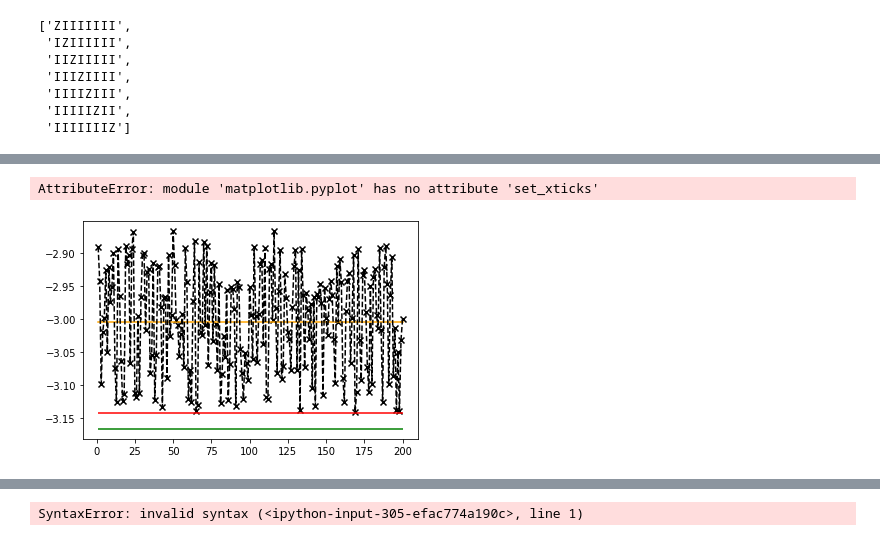
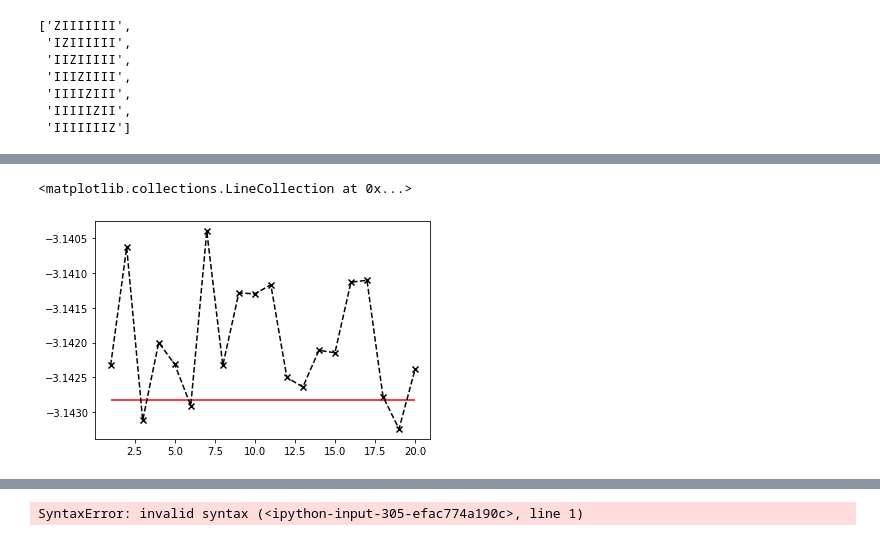
Before and after one commit to wmkirby1/CS-VQE, a Jupyter notebook: Epistemic State Sampling 2.ipynb, the cells around one changed output, grey strips where cells are left out. Cells and saved outputs as stored; diff of their text form; code cells hidden in the pictures.

Commit message:
Found configuration that improves on noncon gs energy

```diff
--- a/Epistemic State Sampling 2.ipynb
+++ b/Epistemic State Sampling 2.ipynb
@@ -497,23 +518,10 @@ generators
 # %%
 #take expectation value algebraically
 from matplotlib import pyplot as plt
-shots=50
+shots=10
 initial_state = '01010010'
 
 #rot_ham, rot_ham_noncon, rot_ham_context = rotate_hamiltonian(rotations, ham, ham_noncon, ham_context)
-
-
-def expectation_optimiser(ham_n, ham_c, p):
-    eigenstate_indices = find_eigenstate_indices(initial_state, Z_indices)
-
-    psi = np.array([0 for i in range(2**num_qubits)], dtype=complex)
-    for index, i in enumerate(eigenstate_indices):
-        psi += (p[index])*add_eigenstate(r1=r1, r2=r2, theta=0, n=0, index=i, num_qubits=num_qubits)
-
-    expect_noncon = expectation(ham_n, psi)
-    expect_context = expectation(ham_c, psi)
-
-    return expect_noncon, expect_context
 
 fig, axs = plt.subplots(nrows = 2, ncols = 3, figsize = (21,12))
 grid_pos = [(0,0),(0,1),(0,2),(1,0),(1,1),(1,2)]
@@ -546,7 +554,8 @@ for index, grid in enumerate(grid_pos):
     #A = LinearQubitOperator(A_op, num_qubits)
 
     for p in amps:
-        expect_noncon, expect_context = expectation_optimiser(new_ham_noncon_q, new_ham_context_q, p)
+        expect_noncon, expect_context = expectation_optimiser(ham_n=new_ham_noncon_q, ham_c=new_ham_context_q,
+                                                              amps=p, initial_state=initial_state, Z_indices=Z_indices, num_qubits=num_qubits)
 
         #Y_full.append(expect_full)
         Y_noncon.append(expect_noncon)
@@ -601,7 +610,7 @@ G
  'IIIIIZII',
  'IIIIIIIZ']
 # %%
-new_ham_noncon, new_ham_context = discard_generator(ham_noncon, ham_context, ['ZIIIIIII'])
+new_ham_noncon, new_ham_context = discard_generator(ham_noncon, ham_context, ['ZIIIIIZI'])
 
 q_corr_terms = []
 
@@ -725,22 +757,29 @@ rot_G
 # %%
 #take expectation value algebraically
 from matplotlib import pyplot as plt
-shots=200
+shots=20
 initial_state = '01010010'
 
-removed_index = [2, 3]
-removed_generators = [generators[i] for i in removed_index]
+removed_index = [2,3,0]
+removed_generators = [rot_G[i] for i in removed_index]
 Z_indices = [g.find('Z') for g in removed_generators]
 print(removed_generators, Z_indices)
 
-new_ham_noncon, new_ham_context = discard_generator(ham_noncon, ham_context, removed_generators)
-new_ham_noncon_q = q_conv.dict_to_QubitOperator(new_ham_noncon, num_qubits)
-new_ham_context_q = q_conv.dict_to_QubitOperator(new_ham_context, num_qubits)
+rot_ham, rot_ham_noncon, rot_ham_context = rotate_hamiltonian(rotations, ham, ham_noncon, ham_context)
+new_rot_ham_noncon, new_rot_ham_context = discard_generator(rot_ham_noncon, rot_ham_context, removed_generators)
+new_rot_ham_noncon_q = q_conv.dict_to_QubitOperator(new_rot_ham_noncon, num_qubits)
+new_rot_ham_context_q = q_conv.dict_to_QubitOperator(new_rot_ham_context, num_qubits)
 
 eigenstate_indices = find_eigenstate_indices(initial_state, Z_indices)
 print(eigenstate_indices)
 
-amps=[random_vector(len(eigenstate_indices)) for i in range(shots)]
+prob=0.999
+amps=[]
+for i in range(shots):
+    amp_1 = [np.sqrt(prob)]
+    amp_rest = [np.sqrt(1-prob)*a for a in random_vector(len(eigenstate_indices)-1)]
+    amp_1 += amp_rest
+    amps.append(amp_1)
 
 X=list(range(1, shots+1))
 Y_noncon=[]
@@ -752,7 +791,8 @@ Y_full=[]
 #A = LinearQubitOperator(A_op, num_qubits)
 
 for p in amps:
-    expect_noncon, expect_context = expectation_optimiser(new_ham_noncon_q, new_ham_context_q, p)
+    expect_noncon, expect_context = expectation_optimiser(ham_n=new_rot_ham_noncon_q, ham_c=new_rot_ham_context_q, amps=p,
+                                                          initial_state=initial_state,num_qubits=num_qubits,Z_indices=Z_indices,rotations=rotations)
     total = expect_noncon + expect_context
     #Y_full.append(expect_full)
     Y_noncon.append(expect_noncon)
@@ -760,21 +800,11 @@ for p in amps:
     Y_combined.append(total)
     print(total, total < gs_noncon_energy, p)
 
-plt.plot(X, Y_noncon, color='orange')
+#plt.plot(X, Y_noncon, color='orange')
 #plt.scatter(X, Y_context, color='blue', marker = 'x')
 #plt.plot(X, Y_context, color='blue', ls='--')
 plt.scatter(X, Y_combined, color='black', marker = 'x')
 plt.plot(X, Y_combined, color='black', ls='--')
 plt.hlines(gs_noncon_energy, 1, shots, color='r')
-plt.hlines(true_gs, 1, shots, color='g')
-
-plt.set_xticks(X)
-plt.set_title("%i generators removed" % abs(index-5))
-if grid[0] == 1:
-    plt.set_xlabel('Sample Number',fontsize=16)
-if grid[1] == 0:
-    plt.set_ylabel('Energy (Ha)',fontsize=18)
-#print('<H> w.r.t. simultaneous eigenstate:', expect)
-#print('Noncontextual approximation:', gs_noncon_energy)
-#print('Expectation values match?', abs(expect - gs_noncon_energy) < 10**-12) #sanity check - expectation values match?
+#plt.hlines(true_gs, 1, shots, color='g')
 # %% [output]
@@ -798,2 +828,2 @@ if grid[1] == 0:
-AttributeError: module 'matplotlib.pyplot' has no attribute 'set_xticks'
+<matplotlib.collections.LineCollection at 0x...>
-[figure, old version]
+[figure, new version]
```
Also changed, not shown: parts of 31 cells of this notebook.
